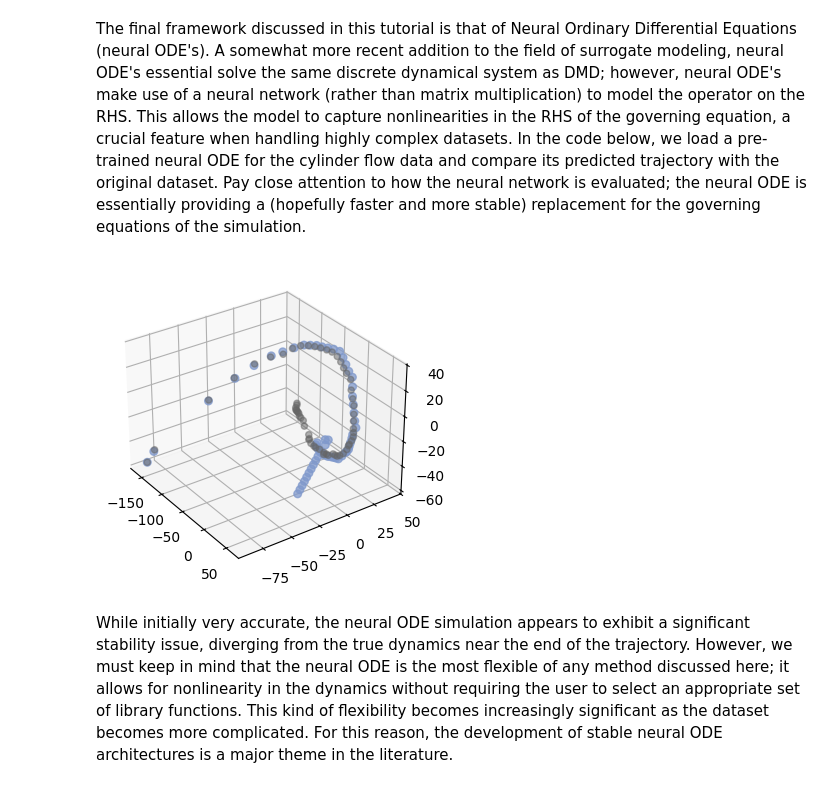
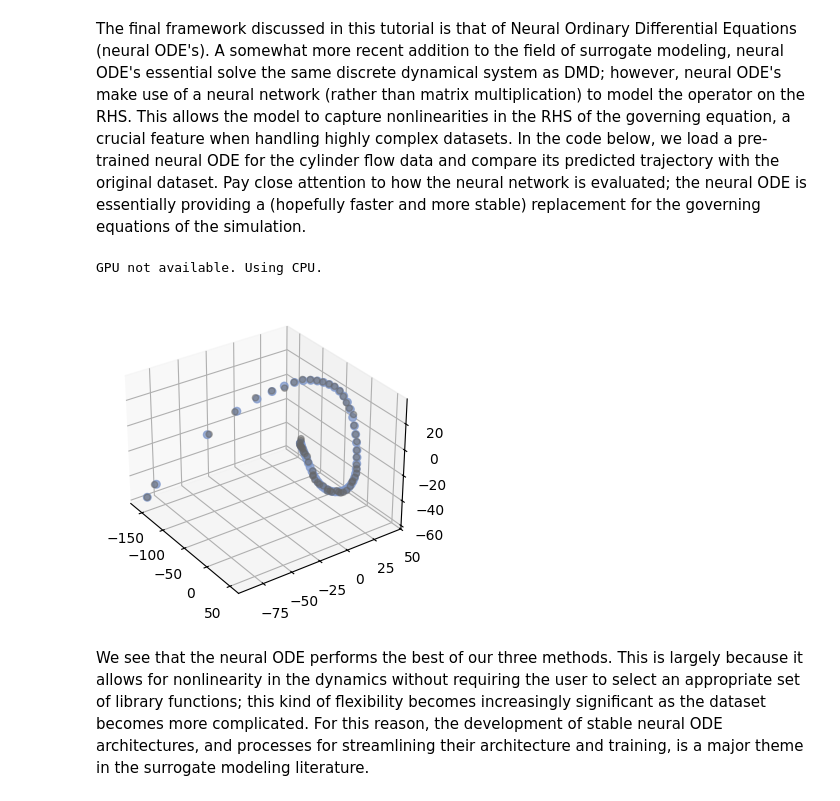
Before and after one commit to jrduncan831/sci_tacc_education_materials, a Jupyter notebook: tutorial_spring_25/day2/handsOn_SurrogateModeling_Supernova.ipynb, the cells around one changed output. Drawn from its saved outputs; the diff is of its cells as text; code cells hidden in the pictures.

Commit message:
Added updated version of surrogate modeling notebook.

```diff
--- a/tutorial_spring_25/day2/handsOn_SurrogateModeling_Supernova.ipynb
+++ b/tutorial_spring_25/day2/handsOn_SurrogateModeling_Supernova.ipynb
@@ -62,16 +72,21 @@ plt.show()
 # %% [markdown]
 Principal component analysis often serves as a useful starting point for many surrogate modeling efforts. By itself, PCA does not produce a surrogate model; however, it does provide a way for us to visualize our data in state space, and offers insight into the level of complexity inherent to our dataset. We perform PCA on the complete supernova dataset and display the first three principal components in the space below.
 # %%
+# Define the number of PCA modes to retain
+numPCA = int(10)
+
 # Flatten the input tensor for use with PCA
 X = torch.flatten(torch.tensor(yInput),1)
 X = X.detach().numpy()
+#X_all = torch.flatten(torch.tensor(yInput_all),1)
+#X_all = X_all.detach().numpy()
 
 # Initialize PCA object
 pca = PCA(n_components=10,svd_solver='auto')
 
 # Perform PCA on the cylinder dataset
-pca.fit(X-np.mean(X))
-A = pca.transform(X-np.mean(X))
+pca.fit(X-np.mean(X,axis=0))
+A = pca.transform(X-np.mean(X,axis=0))
 
 # Figure 1: Display the first three leading PCA components
 fig1 = plt.figure(figsize=(5.5,4))
@@ -123,7 +194,6 @@ Where x represents the state of our system (known from data), dx_dt is the time
 In the space below, we demonstrate a simple application of SINDy using the first ten PCA modes as the system state.
 # %%
 # Define our system state (in this case, it is the first 10 PCA modes)
-numPCA = int(10)
 x = A[:,0:numPCA]
 
 # Define a matrix of library functions
@@ -131,7 +201,7 @@ x = A[:,0:numPCA]
 theta = np.concatenate((np.ones((len(x[:,0]),1)),x),axis=-1)
 
 # Compute the time derivative of the system state
-dt = float(0.1)
+dt = float(1)
 dx_dt = np.zeros(np.shape(x))
 dx_dt[0] = (x[1]-x[0])/dt
 dx_dt[1:-1] = (x[2:]-x[0:-2])/(2*dt)
@@ -142,8 +212,8 @@ xi = np.linalg.lstsq(theta,dx_dt,rcond=None)[0]
 # %% [markdown]
 We now have everything we need (a system state, a library function matrix, and a coefficient matrix) to construct a surrogate model of the system. Let us use this model to simulate the evolution of our PCA coefficients, starting from the initial condition. We can compare our surrogate trajectory with the "true" trajectory plotted previously.
 # %%
-# Clear relevant variables
-itTot = 3001
+# Define properties of the SINDy evaluation
+itTot = int(len(X)*100.)
 x = np.zeros((itTot,numPCA))
 
 # Extract the initial condition from PCA coefficients
@@ -157,6 +227,9 @@ for it in range(0,itTot-1):
     dx_dt = theta@xi
     x[it+1,:] = x[it,:] + dx_dt * dt/100
 
+# Adjust size of model to compare with original data
+x = x[::100]
+
 # Figure 3: Display the modeled trajectory overlaid with the "true" trajectory
 fig3 = plt.figure(figsize=(5.5,4))
 ax3 = fig3.add_subplot(projection='3d')
@@ -233,59 +250,72 @@ While DMD produces some inaccuracies at early times, we see that the modeled tra
 # %% [markdown]
 The final framework discussed in this tutorial is that of Neural Ordinary Differential Equations (neural ODE's). A somewhat more recent addition to the field of surrogate modeling, neural ODE's essential solve the same discrete dynamical system as DMD; however, neural ODE's make use of a neural network (rather than matrix multiplication) to model the operator on the RHS. This allows the model to capture nonlinearities in the RHS of the governing equation, a crucial feature when handling highly complex datasets. In the code below, we load a pre-trained neural ODE for the cylinder flow data and compare its predicted trajectory with the original dataset. Pay close attention to how the neural network is evaluated; the neural ODE is essentially providing a (hopefully faster and more stable) replacement for the governing equations of the simulation.
 # %%
-# Define the ODE Function class
+# Define the linear ODE Function class
 class ODEFunc(nn.Module):
 	def __init__(self):
 		super().__init__()
 
+		# Damping matrix (helps with the stability of the model)
+		self.A = nn.Parameter(-0.05*torch.abs(torch.diag(torch.tensor([
+			57.05632, 31.482574, 24.466896, 17.26774, 12.547659, 9.773845,
+  			8.289702, 6.8493795, 6.631533, 5.7716274])/57.05632)),requires_grad=False)
+
 		# Define the neural ODE architecture
-		self.net = nn.Sequential(
-			nn.Linear(10,10),
+		self.ode_nonlinear = nn.Sequential(
+			nn.Linear(10,20),
 			nn.Tanh(),
-			nn.Linear(10,10),
+			nn.Linear(20,40),
 			nn.Tanh(),
-			nn.Linear(10,10),
+			nn.Linear(40,20),
 			nn.Tanh(),
-			nn.Linear(10,10),
+			nn.Linear(20,10),
 			)
 
 	def forward(self, t, x):
-		return self.net(x)
+		return torch.matmul(x,self.A) + self.ode_nonlinear(x)
 
 
 # Define our system state (in this case, it is the first 10 PCA modes)
 numPCA = int(10)
-yInput = A[:,0:numPCA]
+yInput = A[:,0:numPCA]/57.05632
 
 # Define total number of images in the dataset
 imTot = len(yInput)
 
 # Convert the test/train data to PyTorch tensor format
 yInput = torch.tensor(yInput,dtype=torch.float32)
 
 # Instantiate the ode function
 func = ODEFunc()
 
-# Load the appropriate weights
-func.load_state_dict(torch.load('nODE/func.pth',weights_only=True,map_location=torch.device('cpu')))
+# Copy the pretrained model and load the appropriate weights
+mkdir /tmp/models
+! cp -r /scratch1/10386/lsmith9003/share/tutorialModels/supernova/func.pth /tmp/models/.
+if torch.cuda.is_available():
+    device = torch.device("cuda")
+    print("GPU is available. Using CUDA.")
+else:
+    device = torch.device("cpu")
+    print("GPU not available. Using CPU.")
+func.load_state_dict(torch.load('/tmp/models/func.pth',weights_only=True,map_location=torch.device(device)))
 
 # Define the time range of evaluation (note that the ode was trained such that dt = 1 corresponds to one
 # time step)
 dt = torch.tensor(list(np.arange(0,59,1)),dtype=torch.float32)
 
 # Evaluate the ODE
 yPred = odeint(func,yInput[0],dt)
-yPred = yPred.detach().numpy()
-
+yPred = 57.05632*yPred.detach().numpy()
 
 # Figure 5: plot the results of the neural ODE simulation
 fig5 = plt.figure(figsize=(5.5,4))
 ax5 = fig5.add_subplot(projection='3d')
 ax5.scatter(A[:,0],A[:,1],A[:,2],marker='o',color=(0.4,0.4,0.4),alpha=0.5)
 ax5.scatter(yPred[:,0],yPred[:,1],yPred[:,2],marker='o',color=(0.5,0.6,0.8),alpha=0.75,s=30)
 ax5.view_init(elev=30, azim=-35, roll=0)
 plt.show()
 # %% [output]
+GPU not available. Using CPU.
-[figure, old version]
+[figure, new version]
 # %% [markdown]
-While initially very accurate, the neural ODE simulation appears to exhibit a significant stability issue, diverging from the true dynamics near the end of the trajectory. However, we must keep in mind that the neural ODE is the most flexible of any method discussed here; it allows for nonlinearity in the dynamics without requiring the user to select an appropriate set of library functions. This kind of flexibility becomes increasingly significant as the dataset becomes more complicated. For this reason, the development of stable neural ODE architectures is a major theme in the literature.
+We see that the neural ODE performs the best of our three methods. This is largely because it allows for nonlinearity in the dynamics without requiring the user to select an appropriate set of library functions; this kind of flexibility becomes increasingly significant as the dataset becomes more complicated. For this reason, the development of stable neural ODE architectures, and processes for streamlining their architecture and training, is a major theme in the surrogate modeling literature.
```
Also changed, not shown: parts of 13 cells of this notebook.
